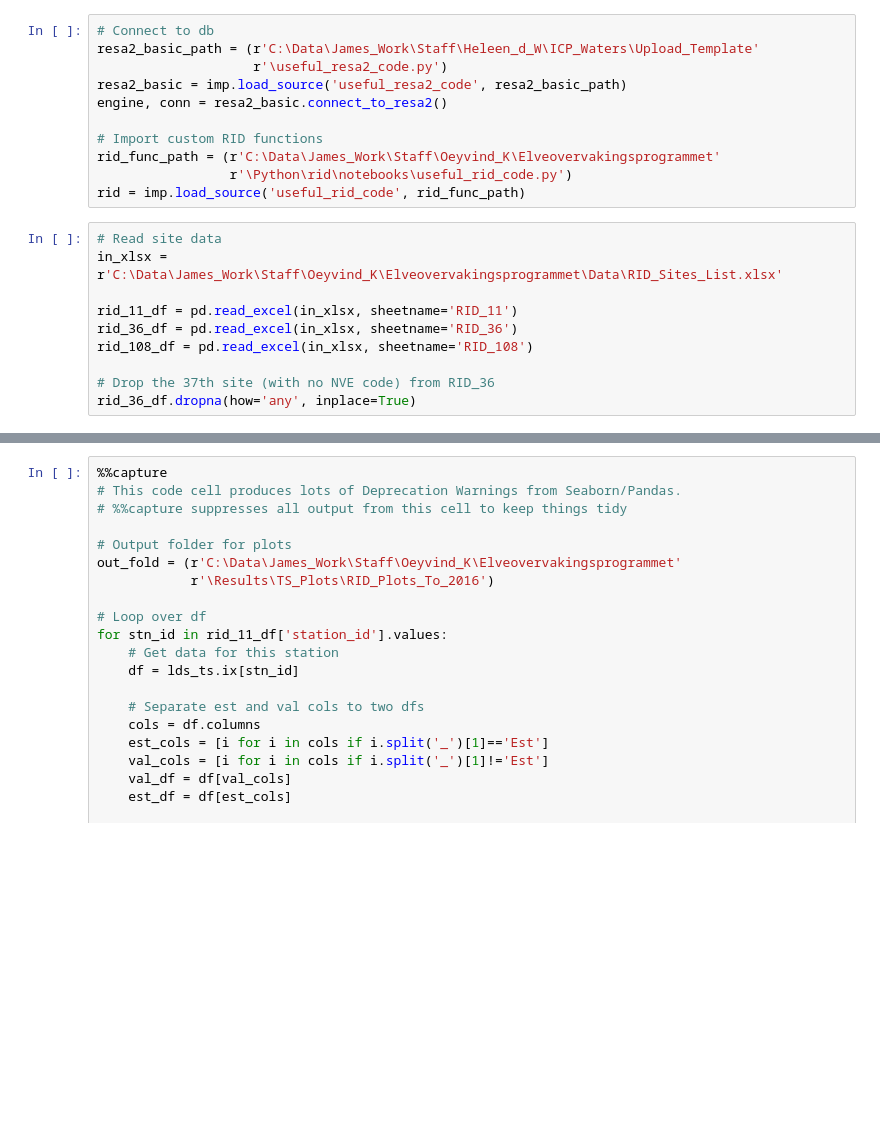
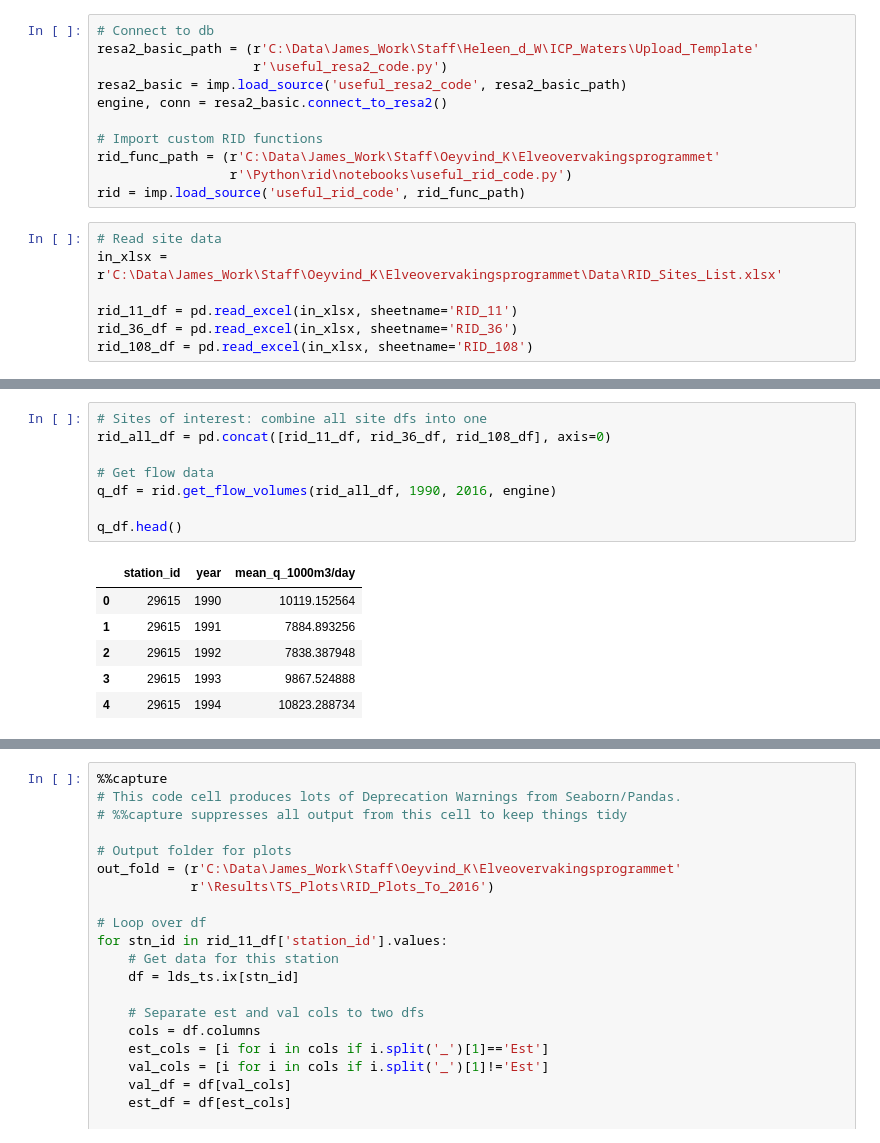
Before and after one commit to JamesSample/rid, a Jupyter notebook: notebooks/rid_working_2016-17.ipynb, the cells around one changed output, grey strips where cells are left out. Saved outputs shown, nothing was run; the diff lists cells and outputs as text; blank space fills up the shorter version.

```diff
--- a/notebooks/rid_working_2016-17.ipynb
+++ b/notebooks/rid_working_2016-17.ipynb
@@ -50,6 +44,3 @@ in_xlsx = r'C:\Data\James_Work\Staff\Oeyvind_K\Elveovervakingsprogrammet\Data\RI
 rid_11_df = pd.read_excel(in_xlsx, sheetname='RID_11')
 rid_36_df = pd.read_excel(in_xlsx, sheetname='RID_36')
 rid_108_df = pd.read_excel(in_xlsx, sheetname='RID_108')
-
-# Drop the 37th site (with no NVE code) from RID_36
-rid_36_df.dropna(how='any', inplace=True)
@@ -55,0 +91,15 @@ rid_36_df.dropna(how='any', inplace=True)
+# %%
+# Sites of interest: combine all site dfs into one
+rid_all_df = pd.concat([rid_11_df, rid_36_df, rid_108_df], axis=0)
+
+# Get flow data
+q_df = rid.get_flow_volumes(rid_all_df, 1990, 2016, engine)
+
+q_df.head()
+# %% [output]
+|  | station_id | year | mean_q_1000m3/day |
+| 0 | 29615 | 1990 | 10119.152564 |
+| 1 | 29615 | 1991 | 7884.893256 |
+| 2 | 29615 | 1992 | 7838.387948 |
+| 3 | 29615 | 1993 | 9867.524888 |
+| 4 | 29615 | 1994 | 10823.288734 |
```
Also changed, not shown: parts of 16 cells of this notebook, 1 other file.
